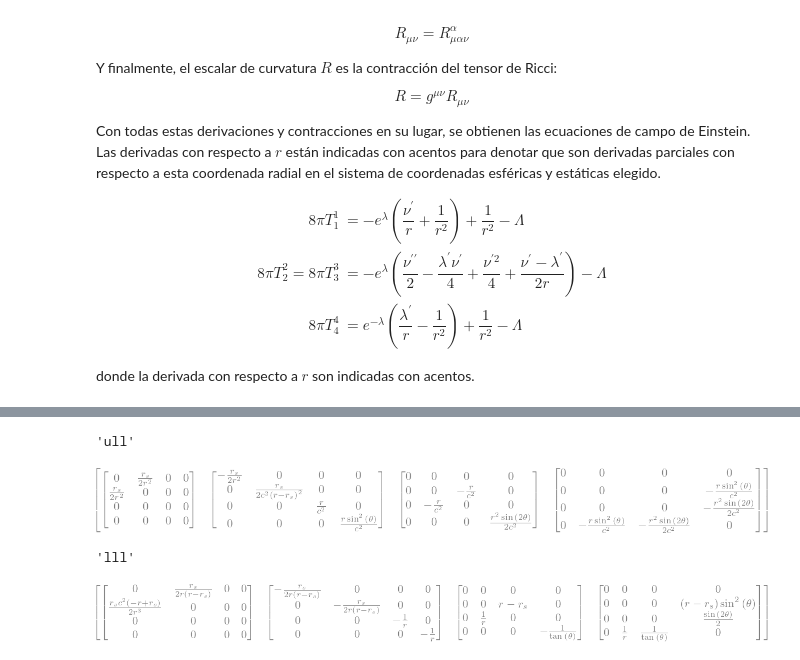
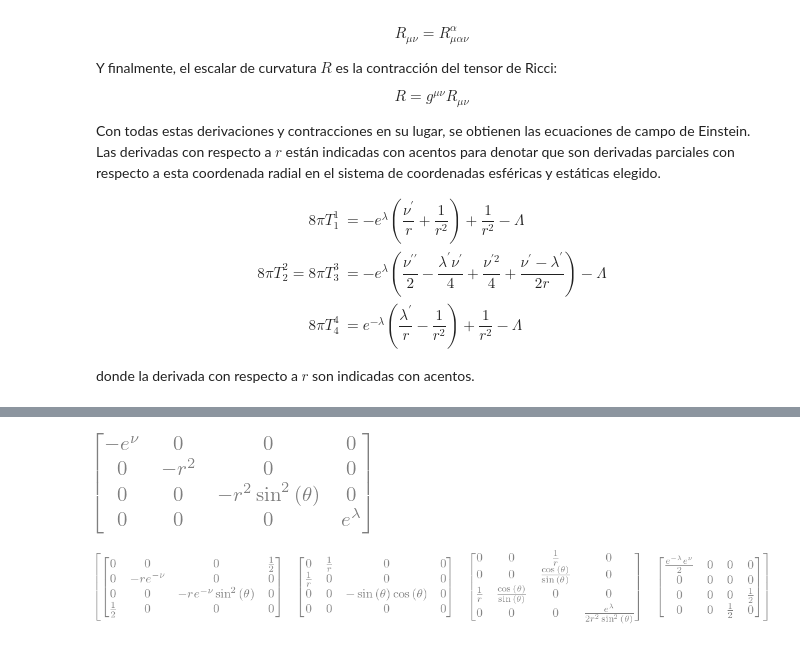
Before and after one commit to JherMik7/Revisiones-y-ejemplo-de-relatividad, a Jupyter notebook: teroría_de_relatividad.ipynb, the cells around one changed output, grey strips where cells are left out. Saved outputs shown, nothing was run; the diff lists cells and outputs as text; code cells hidden in the pictures.

```diff
--- a/teroría_de_relatividad.ipynb
+++ b/teroría_de_relatividad.ipynb
@@ -104,18 +77,0 @@ chr.tensor()
-# %%
-chr.config
-# %% [output]
-'ull'
-# %%
-new_chr = chr.change_config('lll') # changing the configuration to (covariant, covariant, covariant)
-new_chr.tensor()
-# %% [output]
-[figure, removed]
-# %%
-new_chr.config
-# %% [output]
-'lll'
-# %%
-new_chr2 = new_chr.change_config('lul')
-new_chr2.tensor()
-# %% [output]
-[figure, removed]
@@ -127,0 +78,19 @@ from einsteinpy.metric import Schwarzschild
+# %%
+
+syms = sympy.symbols('r theta lambda nu')
+# define the metric for 3d spherical coordinates
+metric = [[0 for i in range(4)] for i in range(4)]
+metric[0][0] = -sympy.exp(syms[3])
+metric[1][1] = -syms[0]**2
+metric[2][2] = -syms[0]**2 * sympy.sin(syms[1])**2
+metric[3][3] = sympy.exp(syms[2])
+# creating metric object
+m_obj = MetricTensor(metric, syms)
+m_obj.tensor()
+# %% [output]
+[figure, added]
+# %%
+christ = ChristoffelSymbols.from_metric(m_obj)
+christ.tensor()
+# %% [output]
+[figure, added]
```
Also changed, not shown: parts of 7 cells of this notebook.
